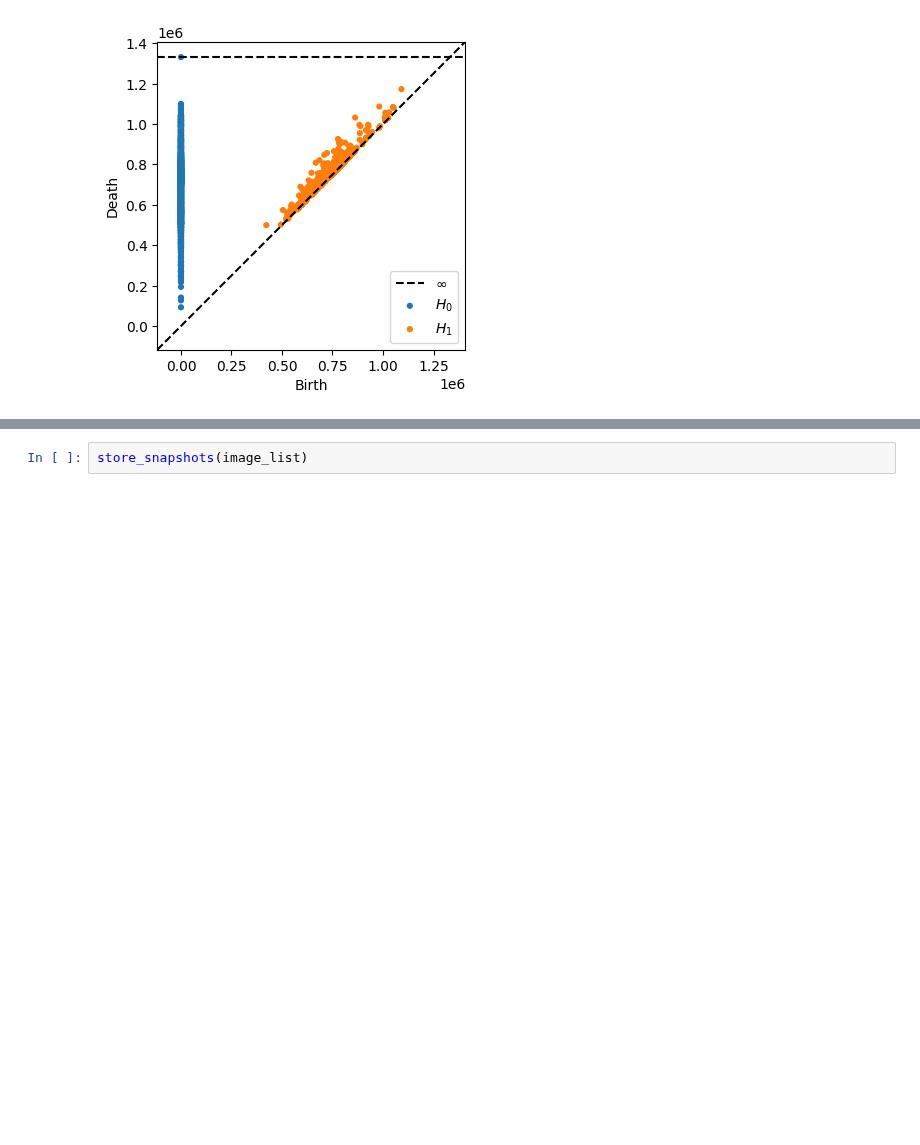
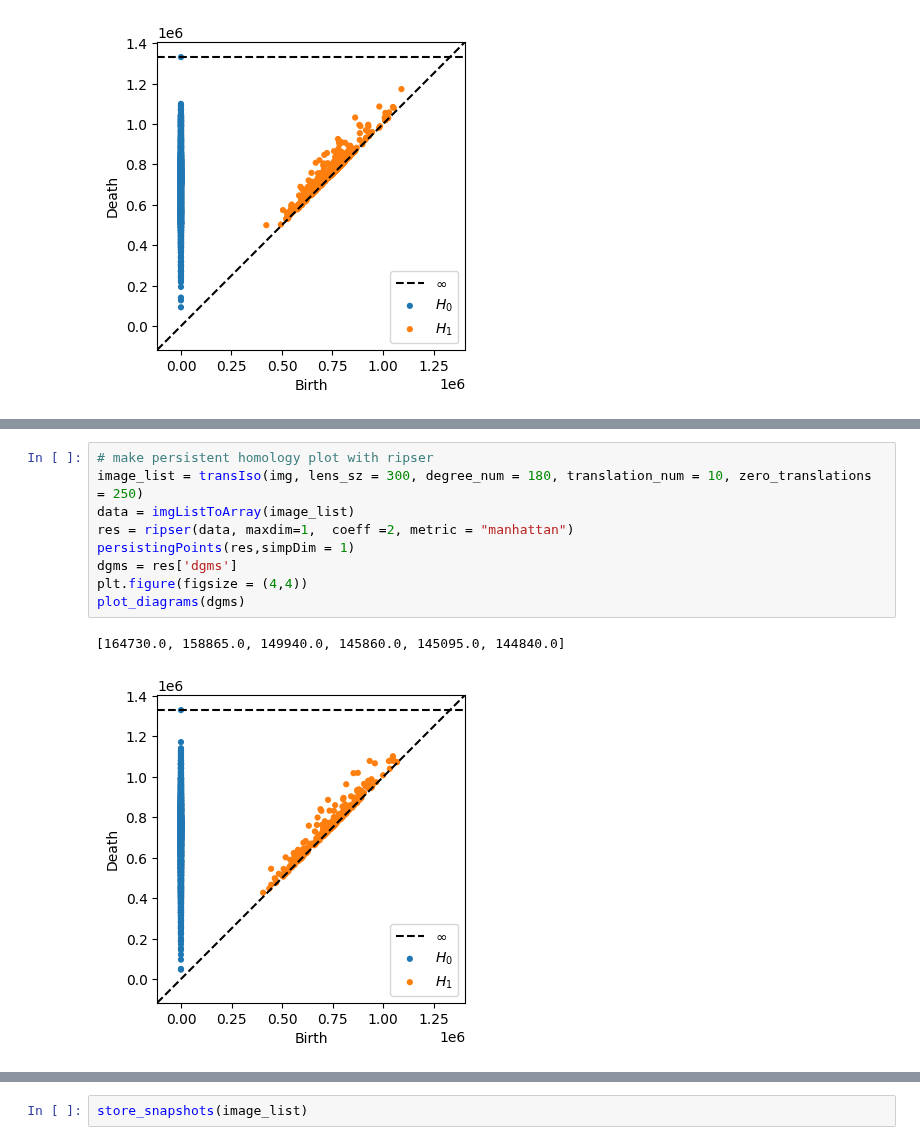
Before and after one commit to kyleormsby/persistent-symmetry, a Jupyter notebook: studentDemos/analyze_existing_image_DSL.ipynb, the cells around one changed output, grey strips where cells are left out. Saved outputs shown, nothing was run; the diff lists cells and outputs as text; blank space fills up the shorter version.

```diff
--- a/studentDemos/analyze_existing_image_DSL.ipynb
+++ b/studentDemos/analyze_existing_image_DSL.ipynb
@@ -282,0 +288,12 @@ plot_diagrams(dgms)
+# %%
+# make persistent homology plot with ripser
+image_list = transIso(img, lens_sz = 300, degree_num = 180, translation_num = 10, zero_translations = 250)
+data = imgListToArray(image_list)
+res = ripser(data, maxdim=1,  coeff =2, metric = "manhattan")
+persistingPoints(res,simpDim = 1)
+dgms = res['dgms']
+plt.figure(figsize = (4,4))
+plot_diagrams(dgms)
+# %% [output]
+[164730.0, 158865.0, 149940.0, 145860.0, 145095.0, 144840.0]
+[figure, added]
```
Also changed, not shown: parts of 8 cells of this notebook.
